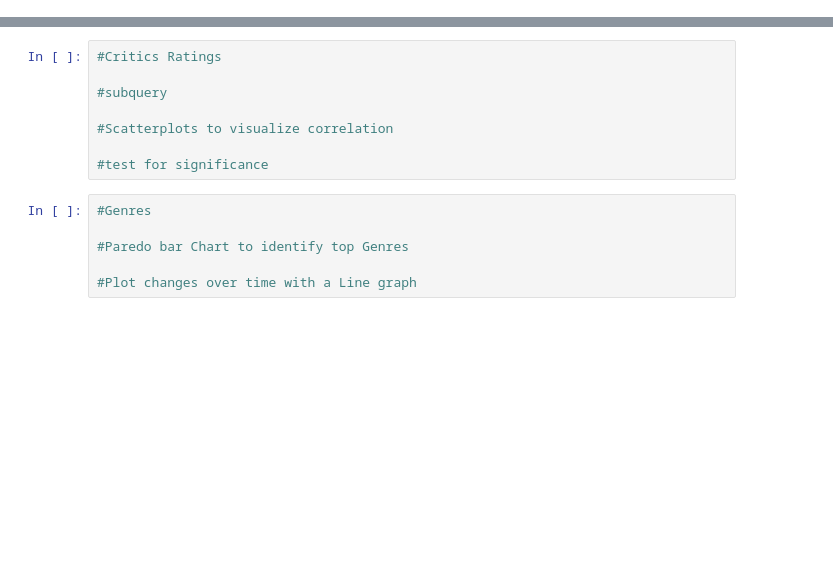
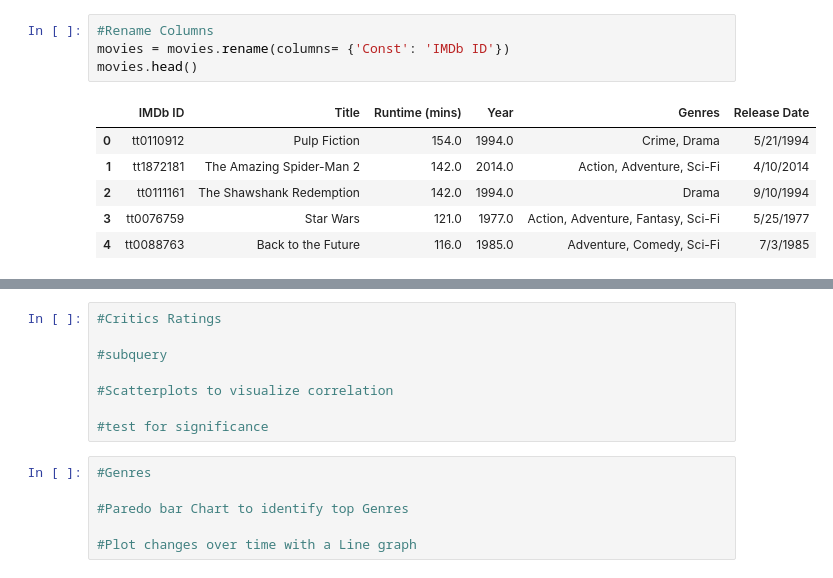
Before and after one commit to Mpalmese/ProjectRepo, a Jupyter notebook: Basecode.ipynb, the cells around one changed output, grey strips where cells are left out. Saved outputs shown, nothing was run; the diff lists cells and outputs as text; blank space fills up the shorter version.

```diff
--- a/Basecode.ipynb
+++ b/Basecode.ipynb
@@ -4,0 +33,11 @@
+# %%
+#Rename Columns
+movies = movies.rename(columns= {'Const': 'IMDb ID'})
+movies.head()
+# %% [output]
+|  | IMDb ID | Title | Runtime (mins) | Year | Genres | Release Date |
+| 0 | tt0110912 | Pulp Fiction | 154.0 | 1994.0 | Crime, Drama | 5/21/1994 |
+| 1 | tt1872181 | The Amazing Spider-Man 2 | 142.0 | 2014.0 | Action, Adventure, Sci-Fi | 4/10/2014 |
+| 2 | tt0111161 | The Shawshank Redemption | 142.0 | 1994.0 | Drama | 9/10/1994 |
+| 3 | tt0076759 | Star Wars | 121.0 | 1977.0 | Action, Adventure, Fantasy, Sci-Fi | 5/25/1977 |
+| 4 | tt0088763 | Back to the Future | 116.0 | 1985.0 | Adventure, Comedy, Sci-Fi | 7/3/1985 |
```
Also changed, not shown: parts of 13 cells of this notebook.
